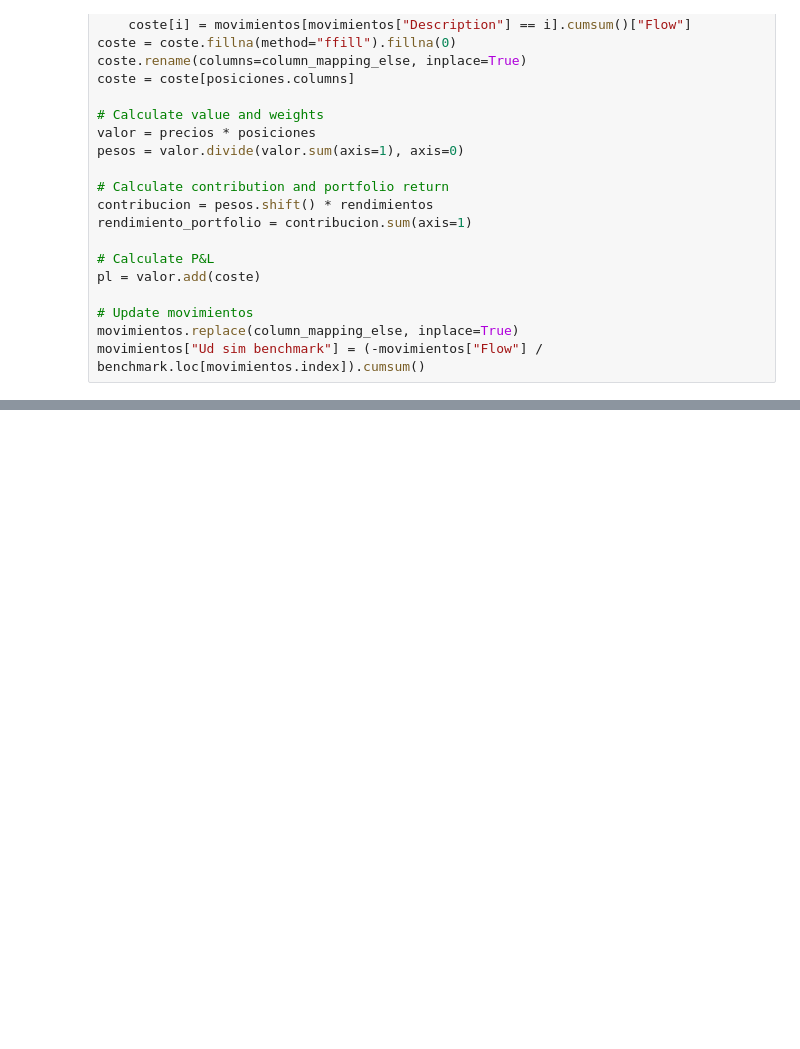
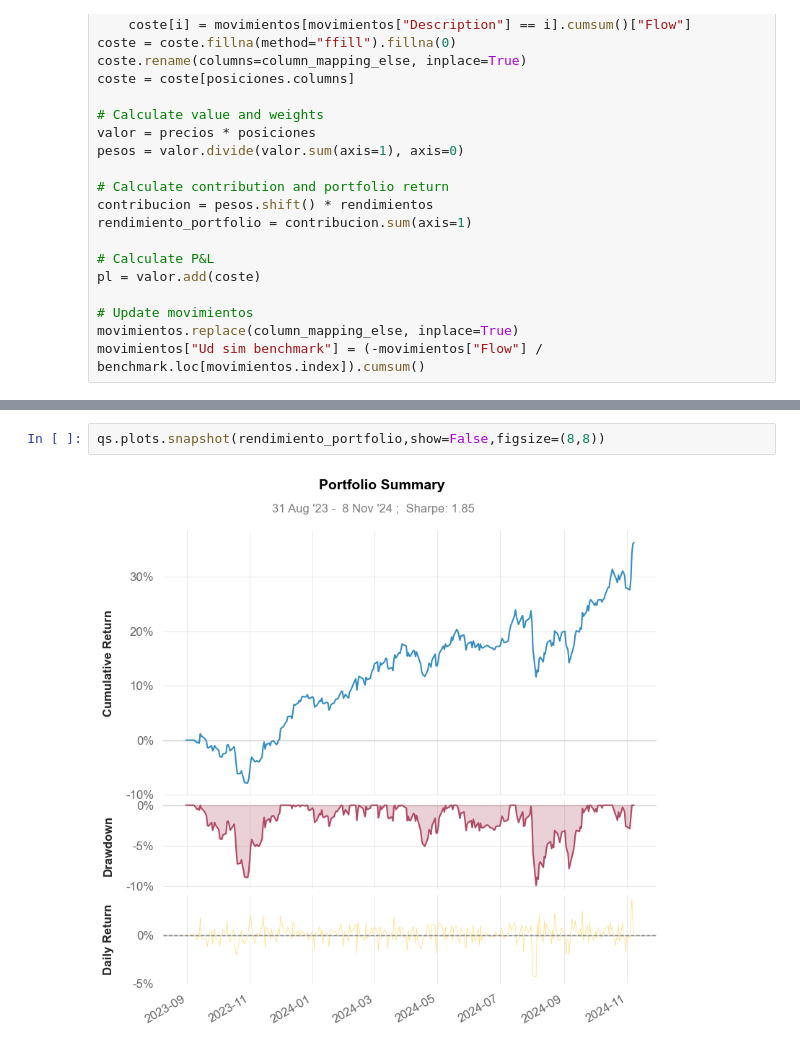
Before and after one commit to ivan5cg/pre-epsilon, a Jupyter notebook: test.ipynb, the cells around one changed output, grey strips where cells are left out. Drawn from its saved outputs; the diff is of its cells as text; blank space fills up the shorter version.

```diff
--- a/test.ipynb
+++ b/test.ipynb
@@ -110,0 +152,4 @@ movimientos["Ud sim benchmark"] = (-movimientos["Flow"] / benchmark.loc[movimien
+# %%
+qs.plots.snapshot(rendimiento_portfolio,show=False,figsize=(8,8))
+# %% [output]
+[figure, added]
```
Also changed, not shown: parts of 2 cells of this notebook, 1 other file.
